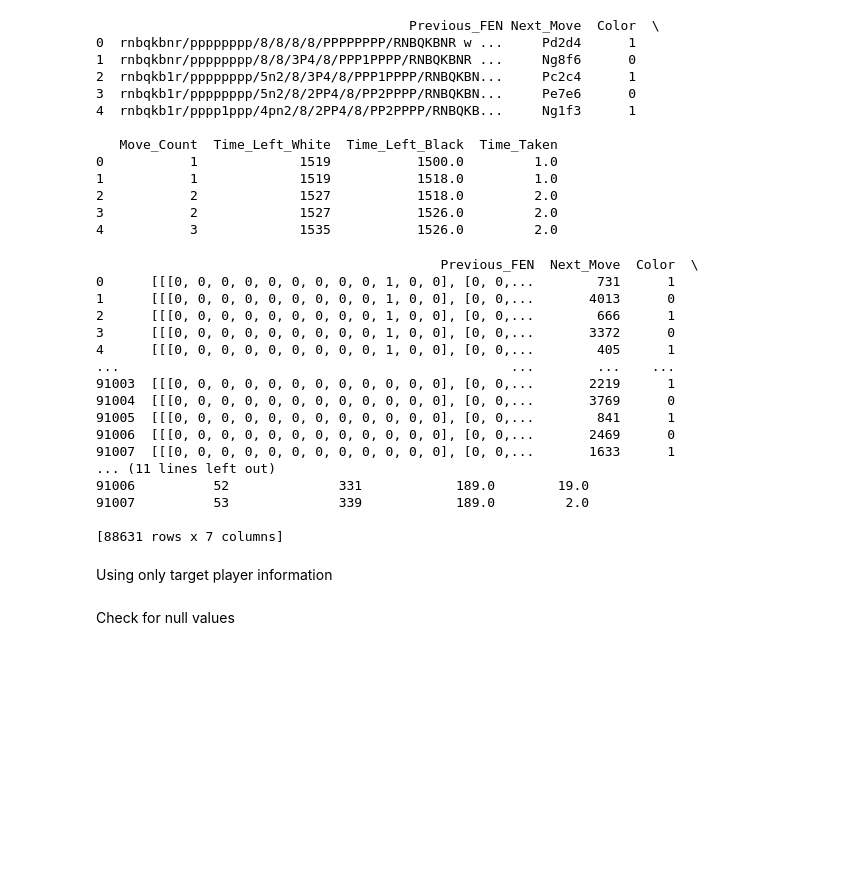
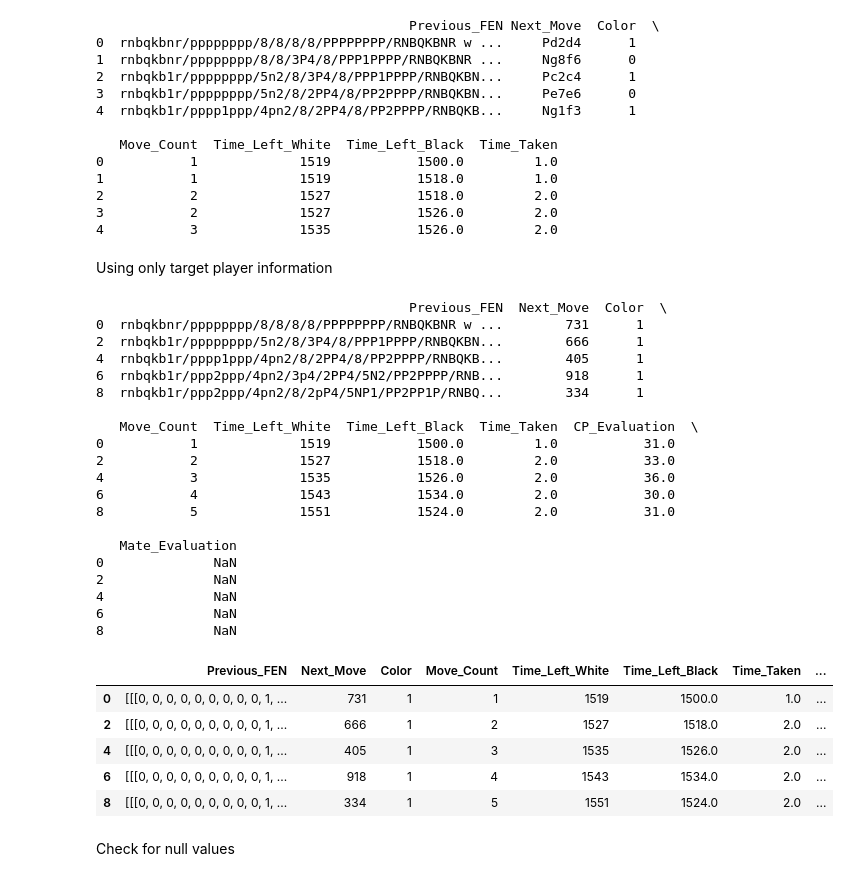
Before and after one commit to RuvinT/Dynasty, a Jupyter notebook: Models/Time Prediction Model - Magnus.ipynb, the cells around one changed output. Cells and saved outputs as stored; diff of their text form; code cells hidden in the pictures; blank space fills up the shorter version.

```diff
--- a/Models/Time Prediction Model - Magnus.ipynb
+++ b/Models/Time Prediction Model - Magnus.ipynb
@@ -238,3 +238,5 @@ print(df.head())
 2           2             1527           1518.0         2.0
 3           2             1527           1526.0         2.0
 4           3             1535           1526.0         2.0
+# %% [markdown]
+Using only target player information
@@ -247,6 +252,57 @@ def move_to_label(move):
 
 # Convert Next_Move column to labels
 df['Next_Move'] = df['Next_Move'].apply(move_to_label)
+# %%
+from stockfish import Stockfish
+
+# Initialize Stockfish
+stockfish_path = "C:/Users/edulo/Documents/stockfish/stockfish-windows-x86-64.exe"
+stockfish = Stockfish(stockfish_path)
+
+# Function to get evaluation from Stockfish
+def get_stockfish_evaluation(fen):
+    stockfish.set_fen_position(fen)
+    evaluation = stockfish.get_evaluation()
+    if evaluation['type'] == 'cp':
+        return evaluation['value'], None
+    elif evaluation['type'] == 'mate':
+        return None, evaluation['value']
+    else:
+        return None, None
+
+# Add columns for cp evaluation and mate evaluation
+df['CP_Evaluation'] = np.nan
+df['Mate_Evaluation'] = np.nan
+
+# Populate the new columns with Stockfish evaluations
+for index, row in df.iterrows():
+    cp_value, mate_value = get_stockfish_evaluation(row['Previous_FEN'])
+    df.at[index, 'CP_Evaluation'] = cp_value
+    df.at[index, 'Mate_Evaluation'] = mate_value
+
+# Display the updated DataFrame
+print(df.head())
+# %% [output]
+                                        Previous_FEN  Next_Move  Color  \
+0  rnbqkbnr/pppppppp/8/8/8/8/PPPPPPPP/RNBQKBNR w ...        731      1
+2  rnbqkb1r/pppppppp/5n2/8/3P4/8/PPP1PPPP/RNBQKBN...        666      1
+4  rnbqkb1r/pppp1ppp/4pn2/8/2PP4/8/PP2PPPP/RNBQKB...        405      1
+6  rnbqkb1r/ppp2ppp/4pn2/3p4/2PP4/5N2/PP2PPPP/RNB...        918      1
+8  rnbqkb1r/ppp2ppp/4pn2/8/2pP4/5NP1/PP2PP1P/RNBQ...        334      1
+
+   Move_Count  Time_Left_White  Time_Left_Black  Time_Taken  CP_Evaluation  \
+0           1             1519           1500.0         1.0           31.0
+2           2             1527           1518.0         2.0           33.0
+4           3             1535           1526.0         2.0           36.0
+6           4             1543           1534.0         2.0           30.0
+8           5             1551           1524.0         2.0           31.0
+
+   Mate_Evaluation
+0              NaN
+2              NaN
+4              NaN
+6              NaN
+8              NaN
 # %%
 # Function to convert board state to one-hot encoding
 def board_to_one_hot(fen):
@@ -265,24 +321,11 @@ def board_to_one_hot(fen):
 df['Previous_FEN'] = df['Previous_FEN'].apply(board_to_one_hot)
 # %%
 # Display DataFrame
-print(df)
+df.head()
 # %% [output]
-                                            Previous_FEN  Next_Move  Color  \
-0      [[[0, 0, 0, 0, 0, 0, 0, 0, 0, 1, 0, 0], [0, 0,...        731      1
-1      [[[0, 0, 0, 0, 0, 0, 0, 0, 0, 1, 0, 0], [0, 0,...       4013      0
-2      [[[0, 0, 0, 0, 0, 0, 0, 0, 0, 1, 0, 0], [0, 0,...        666      1
-3      [[[0, 0, 0, 0, 0, 0, 0, 0, 0, 1, 0, 0], [0, 0,...       3372      0
-4      [[[0, 0, 0, 0, 0, 0, 0, 0, 0, 1, 0, 0], [0, 0,...        405      1
-...                                                  ...        ...    ...
-91003  [[[0, 0, 0, 0, 0, 0, 0, 0, 0, 0, 0, 0], [0, 0,...       2219      1
-91004  [[[0, 0, 0, 0, 0, 0, 0, 0, 0, 0, 0, 0], [0, 0,...       3769      0
-91005  [[[0, 0, 0, 0, 0, 0, 0, 0, 0, 0, 0, 0], [0, 0,...        841      1
-91006  [[[0, 0, 0, 0, 0, 0, 0, 0, 0, 0, 0, 0], [0, 0,...       2469      0
-91007  [[[0, 0, 0, 0, 0, 0, 0, 0, 0, 0, 0, 0], [0, 0,...       1633      1
-... (11 lines left out)
-91006          52              331            189.0        19.0
-91007          53              339            189.0         2.0
-
-[88631 rows x 7 columns]
+|  | Previous_FEN | Next_Move | Color | Move_Count | Time_Left_White | Time_Left_Black | Time_Taken | ... |
+| 0 | [[[0, 0, 0, 0, 0, 0, 0, 0, 0, 1, ... | 731 | 1 | 1 | 1519 | 1500.0 | 1.0 | ... |
+| 2 | [[[0, 0, 0, 0, 0, 0, 0, 0, 0, 1, ... | 666 | 1 | 2 | 1527 | 1518.0 | 2.0 | ... |
+| 4 | [[[0, 0, 0, 0, 0, 0, 0, 0, 0, 1, ... | 405 | 1 | 3 | 1535 | 1526.0 | 2.0 | ... |
+| 6 | [[[0, 0, 0, 0, 0, 0, 0, 0, 0, 1, ... | 918 | 1 | 4 | 1543 | 1534.0 | 2.0 | ... |
+| 8 | [[[0, 0, 0, 0, 0, 0, 0, 0, 0, 1, ... | 334 | 1 | 5 | 1551 | 1524.0 | 2.0 | ... |
-# %% [markdown]
-Using only target player information
```
Also changed, not shown: parts of 16 cells of this notebook.
